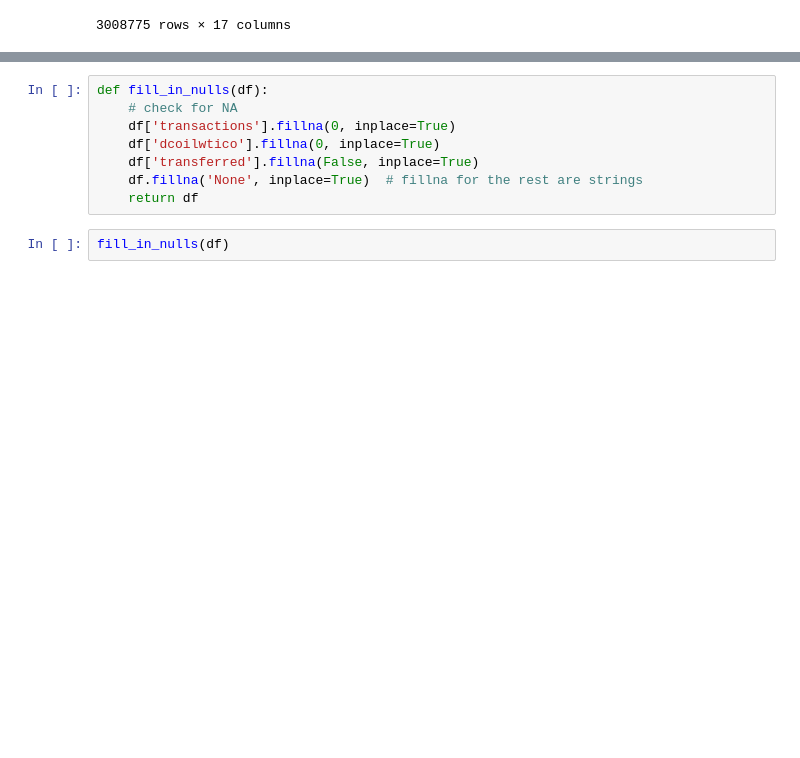
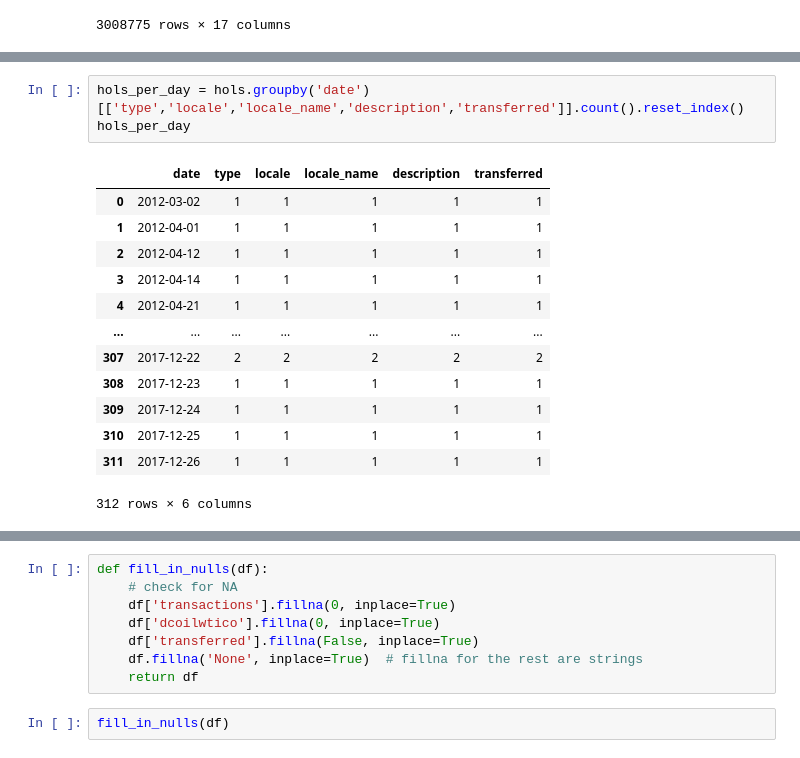
Before and after one commit to jiahui890/time-series-forecasting-store-sales, a Jupyter notebook: notebooks/draft.ipynb, the cells around one changed output, grey strips where cells are left out. Saved outputs shown, nothing was run; the diff lists cells and outputs as text; blank space fills up the shorter version.

```diff
--- a/notebooks/draft.ipynb
+++ b/notebooks/draft.ipynb
@@ -22,0 +41,17 @@ df
+# %%
+hols_per_day = hols.groupby('date')[['type','locale','locale_name','description','transferred']].count().reset_index()
+hols_per_day
+# %% [output]
+|  | date | type | locale | locale_name | description | transferred |
+| 0 | 2012-03-02 | 1 | 1 | 1 | 1 | 1 |
+| 1 | 2012-04-01 | 1 | 1 | 1 | 1 | 1 |
+| 2 | 2012-04-12 | 1 | 1 | 1 | 1 | 1 |
+| 3 | 2012-04-14 | 1 | 1 | 1 | 1 | 1 |
+| 4 | 2012-04-21 | 1 | 1 | 1 | 1 | 1 |
+| ... | ... | ... | ... | ... | ... | ... |
+| 307 | 2017-12-22 | 2 | 2 | 2 | 2 | 2 |
+| 308 | 2017-12-23 | 1 | 1 | 1 | 1 | 1 |
+| 309 | 2017-12-24 | 1 | 1 | 1 | 1 | 1 |
+| 310 | 2017-12-25 | 1 | 1 | 1 | 1 | 1 |
+| 311 | 2017-12-26 | 1 | 1 | 1 | 1 | 1 |
+312 rows × 6 columns
```
Also changed, not shown: parts of 4 cells of this notebook.
